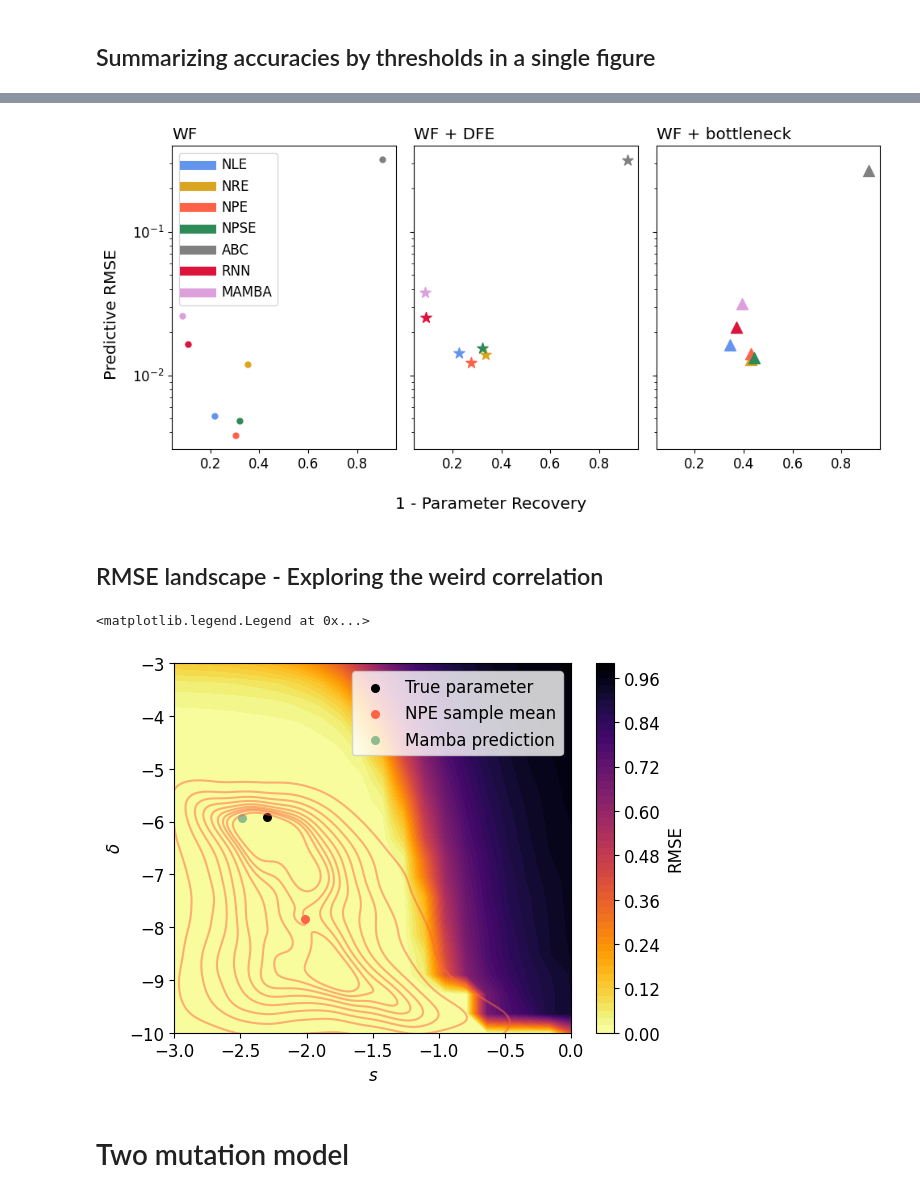
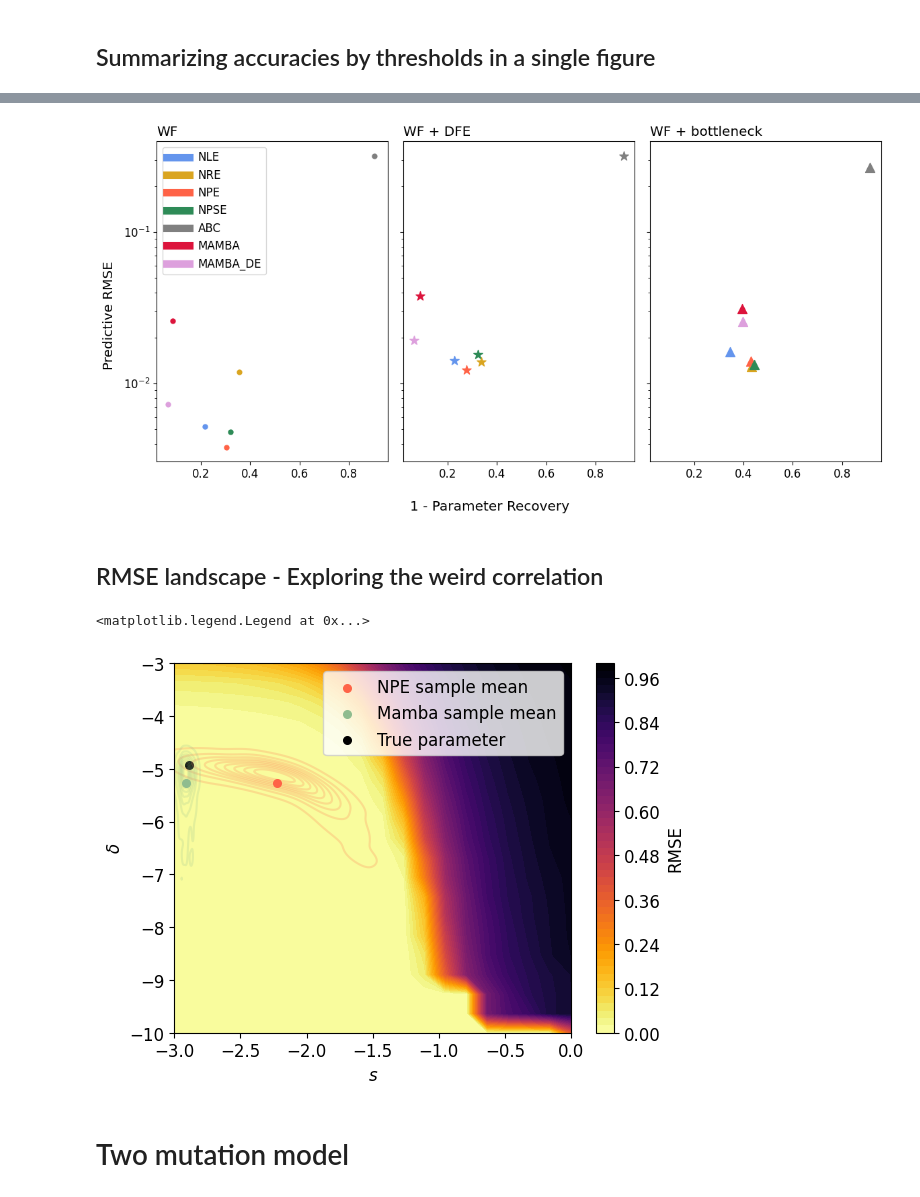
Before and after one commit to nadavbennun1/wf_ext, a Jupyter notebook: test_results.ipynb, the cells around one changed output, grey strips where cells are left out. Drawn from its saved outputs; the diff is of its cells as text; code cells hidden in the pictures.

```diff
--- a/test_results.ipynb
+++ b/test_results.ipynb
@@ -35,7 +35,7 @@ def accuracy(samples, thetas, abc=False, non_sbi=False):
 
 def plot_accuracy(ax, accs, color, label):
     for i in range(len(ax)):
-        histplot(accs[:,i],ax=ax[i], stat='density', color=color, bins=10, label=label)
+        histplot(accs[:,i],ax=ax[i], stat='density', color=color, bins=20, label=label)
         # kdeplot(accs[:,i],ax=ax[i],fill=True, color=color, label=label)
     return
 
@@ -78,14 +78,14 @@ def plot_results(model, architecture, color, fig, ax, cov_leg=False, abc=False,
     if non_sbi:
         samples = torch.load(f'test_sims/predictions_{model}_{architecture}.pt').cpu()
         accs = accuracy(samples, thetas, abc, non_sbi)
-        plot_accuracy(axx, accs, color=color, label=f'{architecture.upper()} - {model.replace("_", " + ")}')
+        plot_accuracy(axx, accs, color=color, label=f'{architecture[0].upper().split()[0]} - {model.replace("_", " + ")}')
         ax['A'].legend(loc='upper left', fontsize=20)
         return
 
     else:
-        samples = torch.load(f'test_sims/samples_{model}_{architecture}.pt')
+        samples = torch.load(f'test_sims/samples_{model}_{architecture}.pt').cpu()
         accs = accuracy(samples, thetas, abc, non_sbi)
-        plot_accuracy(axx, accs, color=color, label=f'{architecture.upper()} - {model.replace("_", " + ")}')
+        plot_accuracy(axx, accs, color=color, label=f'{architecture.upper().split("_")[0]} - {model.replace("_", " + ")}')
         ax['A'].legend(loc='upper left', fontsize=20)
 
     conf_levels=[0.1*i for i in range(1,10)] +[0.95]
@@ -109,8 +109,8 @@ for model in models:
     neural_archs = ['nle', 'nre', 'npe', 'npse']
     colors = ['cornflowerblue', 'goldenrod', 'tomato', 'seagreen', 'grey', 'crimson', 'plum']
     for i in range(len(neural_archs)):
-        plot_results(model, neural_archs[i], colors[i], fig, ax, cov_leg=False)
-    plot_results(model, 'abc', 'grey', fig, ax, True, True)
-    plot_results(model, 'rnn', 'crimson', fig, ax, False, False, True)
-    plot_results(model, 'mamba', 'plum', fig, ax, False, False, True)
+        plot_results(model, neural_archs[i], colors[i], fig, ax, cov_leg=True if i==0 else False)
+    plot_results(model, 'abc', 'grey', fig, ax, False, True)
+    # plot_results(model, 'rnn', 'crimson', fig, ax, False, False, True)
+    plot_results(model, 'mamba_de_full', 'plum', fig, ax, False, False, False)
 # %% [output]
@@ -145,7 +145,7 @@ def est_in_numbers(model, arch):
     if arch in ['rnn', 'mamba']:
         ests = torch.load(f'test_sims/predictions_{model}_{arch}.pt').cpu()
     else:
-        ests = torch.load(f'test_sims/samples_{model}_{arch}.pt').mean(0)
+        ests = torch.load(f'test_sims/samples_{model}_{arch}.pt').mean(0).cpu()
     thetas = torch.load(f'test_sims/test_theta_{model}.pt').cpu()
     xs = torch.load(f'test_sims/test_x_{model}.pt').cpu()
     too_far_0, too_far_1 = too_far(ests, thetas)
@@ -154,7 +154,7 @@ def est_in_numbers(model, arch):
 # %%
 dfs=[]
 for model in models:
-    df = pd.DataFrame(index = neural_archs+['abc']+['rnn', 'mamba'], columns = ['large both', 'large either', 'rmse', 'model'])
+    df = pd.DataFrame(index = neural_archs+['abc']+['mamba', 'mamba_de'], columns = ['large both', 'large either', 'rmse', 'model'])
     for arch in df.index:
         df.loc[arch,:] = est_in_numbers(model, arch)+[model]
     df.to_csv(f'test_sims/metrics_{model}.csv')
@@ -181,35 +181,35 @@ mamba      0.088        0.395  0.0313  WF_bottleneck
 # %%
 from matplotlib.lines import Line2D
 
-fig, ax = plt.subplots(1,3, sharex=True, sharey=True, figsize=(10,5), tight_layout=True)
+fig, ax = plt.subplots(1,3, sharex=True, sharey=True, figsize=(12,6), tight_layout=True)
 change_font(12)
 marker_dict = {'WF':'.', 'WF_DFE':'*', 'WF_bottleneck':'^'}
 
 def plot_reovery_and_rmse(df, ax):
     df['Estimation error'] = df.iloc[:,1]
 
     for i in range(len(df.index)):
         arch = df.index[i]
         t = df.loc[arch]
         model = t['model']
         ax.scatter(x=t['Estimation error'], y=t['rmse'], color=colors[i], label=arch.upper() if model=='WF' else '', marker=marker_dict[model], s=100)
     ax.set_title(model.replace('_', ' + '), loc='left')
 
 for i in range(3):
     plot_reovery_and_rmse(dfs[i], ax[i])
 
 legend_elements = []
 for i in range(len(df.index)):
     legend_elements.append(Line2D([0], [0], color=colors[i], lw=8, label=df.index[i].upper()))
 # for m in marker_dict.keys():
 #     legend_elements.append(Line2D([0], [0], color='k', marker=marker_dict[m], label=m.replace('_', ' + '), markersize=15, lw=0))
 ax[0].legend(handles=legend_elements)
 fig.supylabel('Predictive RMSE')
 fig.supxlabel('1 - Parameter Recovery')
 for i in range(3):
     ax[i].set_yscale('log')
 # %% [output]
-[figure, old version]
+[figure, new version]
 # %% [markdown]
 ## RMSE landscape - Exploring the weird correlation
 # %%
@@ -236,12 +236,10 @@ def rmse_landscape(x, n=100, simulator=WF, prior=prior, N=int(1e8), G=200):
             rmses[i,j] = rmse_
     return s_vals, m_vals, rmses.T
 
-t = 527
+t = 52
 thetas = torch.load('test_sims/test_theta_WF.pt')
 theta = thetas[t]
 
-mamba_predictions = torch.load('test_sims/mamba_predictions_WF.pt')
-mamba_s, mamba_m = mamba_predictions[t,0], mamba_predictions[t,1]
 
 s=10**theta[0]
 m=10**theta[1]
@@ -264,18 +262,22 @@ plt.colorbar(c, label='RMSE')
 ax.set_xlabel('$s$')
 ax.set_ylabel('$δ$')
 posterior = pickle.load(open('posteriors/posterior_npe.pkl','rb'))
-samples = posterior.set_default_x(x).sample((10_000,))
+samples = posterior.set_default_x(x).sample((1000,))
 s_s, m_s = samples[:,0].numpy(), samples[:,1].numpy()
-k = kdeplot(ax=ax, x=s_s,y=m_s, color='tomato', alpha=0.5, levels=10)
+k = kdeplot(ax=ax, x=s_s,y=m_s, color='tomato', alpha=0.2, levels=10)
 
+mamba_samples = torch.load('test_sims/samples_WF_mamba_de.pt')[:,t].cpu()
+s_mamba, m_mamba = mamba_samples[:,0].numpy(), samples[:,1].numpy()
+k = kdeplot(ax=ax, x=s_mamba,y=m_mamba, color='darkseagreen', alpha=0.2, levels=10)
+
+ax.scatter(s_s.mean(),m_s.mean(), color='tomato', label='NPE sample mean', s=30)
+ax.scatter(s_mamba.mean(), m_mamba.mean(), color='darkseagreen', label='Mamba sample mean', s=30)
 ax.scatter(theta[0],theta[1], color='k', label='True parameter', s=30)
-ax.scatter(s_s.mean(),m_s.mean(), color='tomato', label='NPE sample mean', s=30)
-ax.scatter(mamba_s.cpu(), mamba_m.cpu(), color='darkseagreen', label='Mamba prediction', s=30)
 
 ax.legend()
 # %% [output]
 <matplotlib.legend.Legend at 0x...>
-[figure, old version]
+[figure, new version]
 # %% [markdown]
 # Two mutation model
 # %% [markdown]
```
Also changed, not shown: parts of 2 cells of this notebook, 15 other files.
